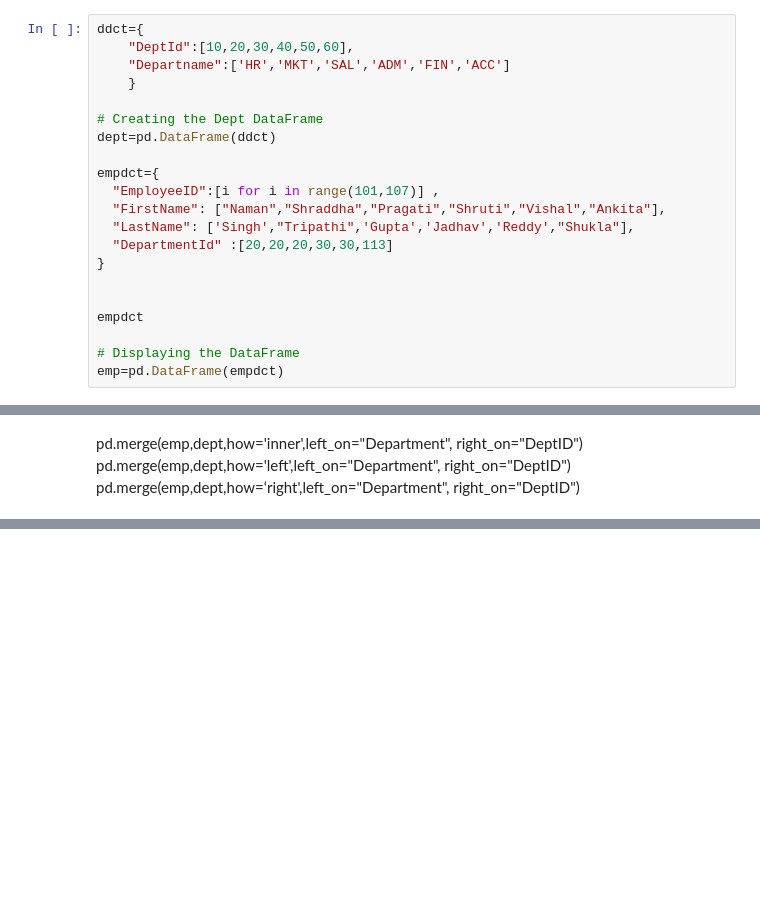
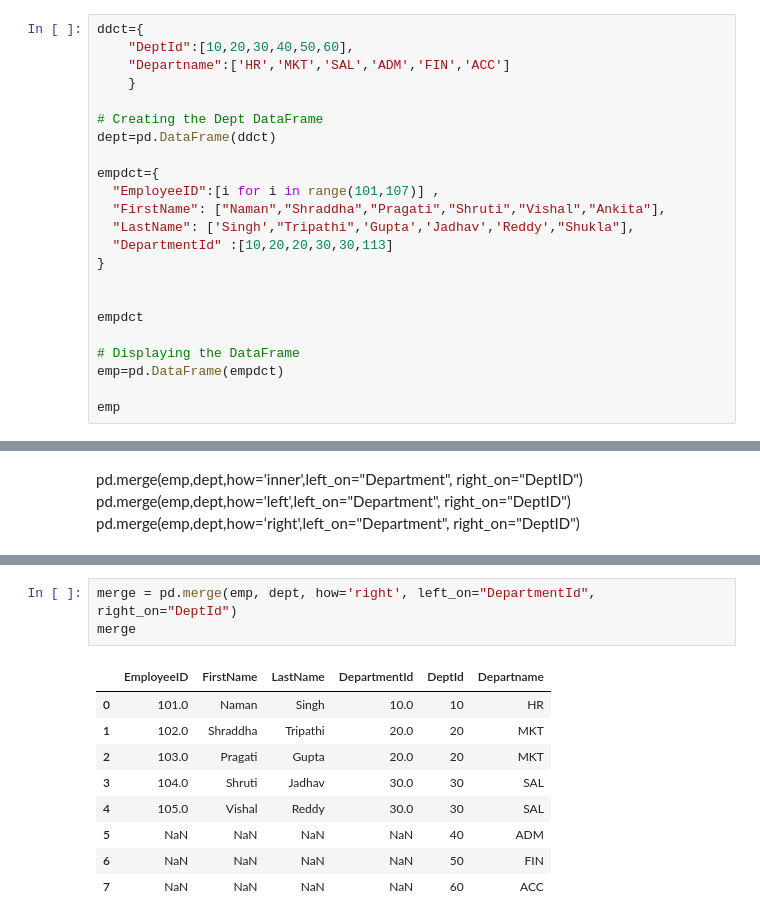
Before and after one commit to SachinGunjal001/Python-for-Machine-Learning, a Jupyter notebook: DataFrame_Pandas.ipynb, the cells around one changed output, grey strips where cells are left out. Drawn from its saved outputs; the diff is of its cells as text; blank space fills up the shorter version.

```diff
--- a/DataFrame_Pandas.ipynb
+++ b/DataFrame_Pandas.ipynb
@@ -671,7 +678,7 @@ empdct={
   "EmployeeID":[i for i in range(101,107)] ,
   "FirstName": ["Naman","Shraddha","Pragati","Shruti","Vishal","Ankita"],
   "LastName": ['Singh',"Tripathi",'Gupta','Jadhav','Reddy',"Shukla"],
-  "DepartmentId" :[20,20,20,30,30,113]
+  "DepartmentId" :[10,20,20,30,30,113]
 }
 
 
@@ -679,3 +686,5 @@ empdct
 
 # Displaying the DataFrame
 emp=pd.DataFrame(empdct)
+
+emp
@@ -685,0 +734,13 @@ pd.merge(emp,dept,how=‘right',left_on="Department", right_on="DeptID")
+# %%
+merge = pd.merge(emp, dept, how='right', left_on="DepartmentId", right_on="DeptId")
+merge
+# %% [output]
+|  | EmployeeID | FirstName | LastName | DepartmentId | DeptId | Departname |
+| 0 | 101.0 | Naman | Singh | 10.0 | 10 | HR |
+| 1 | 102.0 | Shraddha | Tripathi | 20.0 | 20 | MKT |
+| 2 | 103.0 | Pragati | Gupta | 20.0 | 20 | MKT |
+| 3 | 104.0 | Shruti | Jadhav | 30.0 | 30 | SAL |
+| 4 | 105.0 | Vishal | Reddy | 30.0 | 30 | SAL |
+| 5 | NaN | NaN | NaN | NaN | 40 | ADM |
+| 6 | NaN | NaN | NaN | NaN | 50 | FIN |
+| 7 | NaN | NaN | NaN | NaN | 60 | ACC |
```
Also changed, not shown: parts of 13 cells of this notebook.
